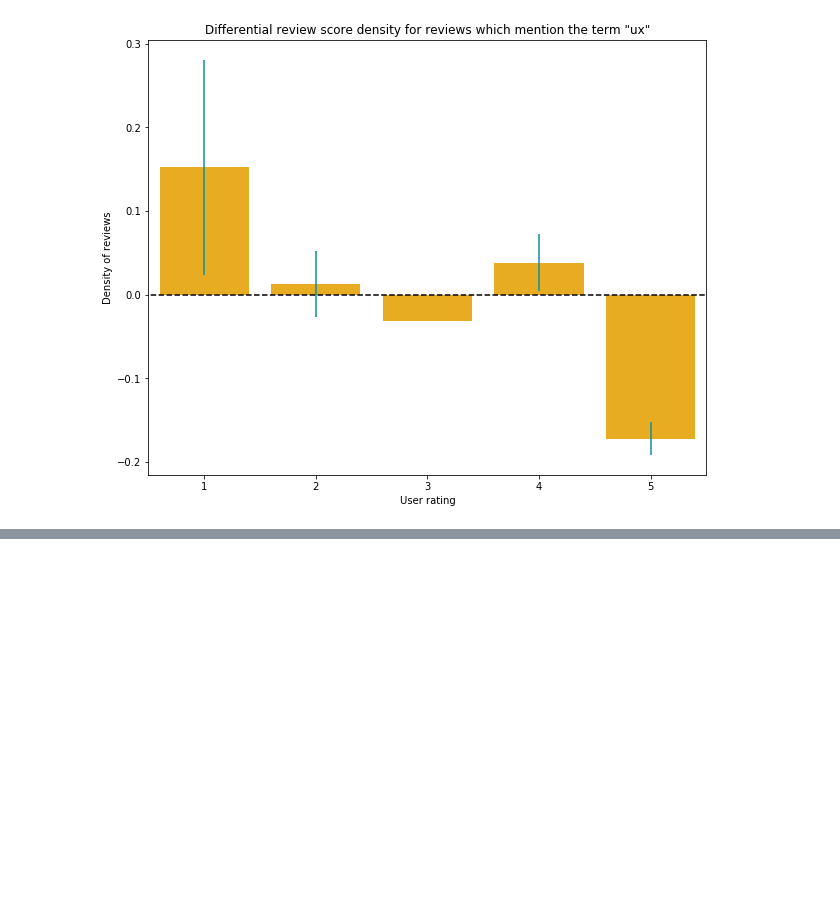
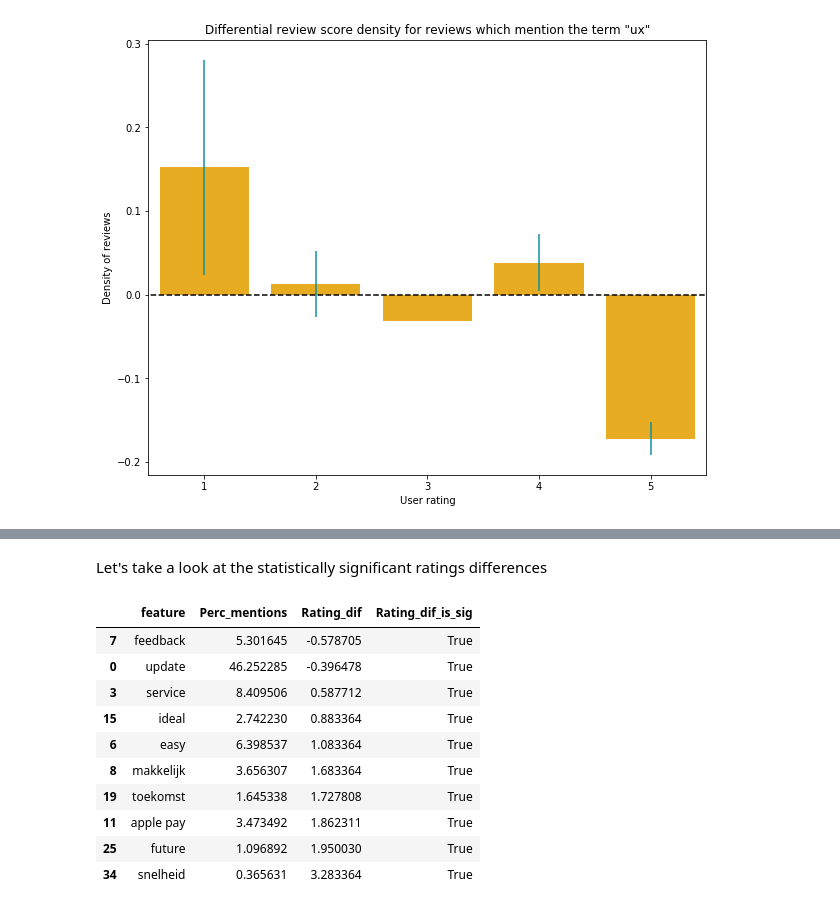
Before and after one commit to Yoyodyne-Data-Science/app_store_reviews, a Jupyter notebook: get_app_store_reviews.ipynb, the cells around one changed output, grey strips where cells are left out. Drawn from its saved outputs; the diff is of its cells as text; code cells hidden in the pictures; blank space fills up the shorter version.

```diff
--- a/get_app_store_reviews.ipynb
+++ b/get_app_store_reviews.ipynb
@@ -244,0 +300,16 @@ plt.show()
+# %% [markdown]
+Let's take a look at the statistically significant ratings differences
+# %%
+feature_summary_df[feature_summary_df['Rating_dif_is_sig']].sort_values('Rating_dif')
+# %% [output]
+|  | feature | Perc_mentions | Rating_dif | Rating_dif_is_sig |
+| 7 | feedback | 5.301645 | -0.578705 | True |
+| 0 | update | 46.252285 | -0.396478 | True |
+| 3 | service | 8.409506 | 0.587712 | True |
+| 15 | ideal | 2.742230 | 0.883364 | True |
+| 6 | easy | 6.398537 | 1.083364 | True |
+| 8 | makkelijk | 3.656307 | 1.683364 | True |
+| 19 | toekomst | 1.645338 | 1.727808 | True |
+| 11 | apple pay | 3.473492 | 1.862311 | True |
+| 25 | future | 1.096892 | 1.950030 | True |
+| 34 | snelheid | 0.365631 | 3.283364 | True |
```
Also changed, not shown: parts of 10 cells of this notebook.
